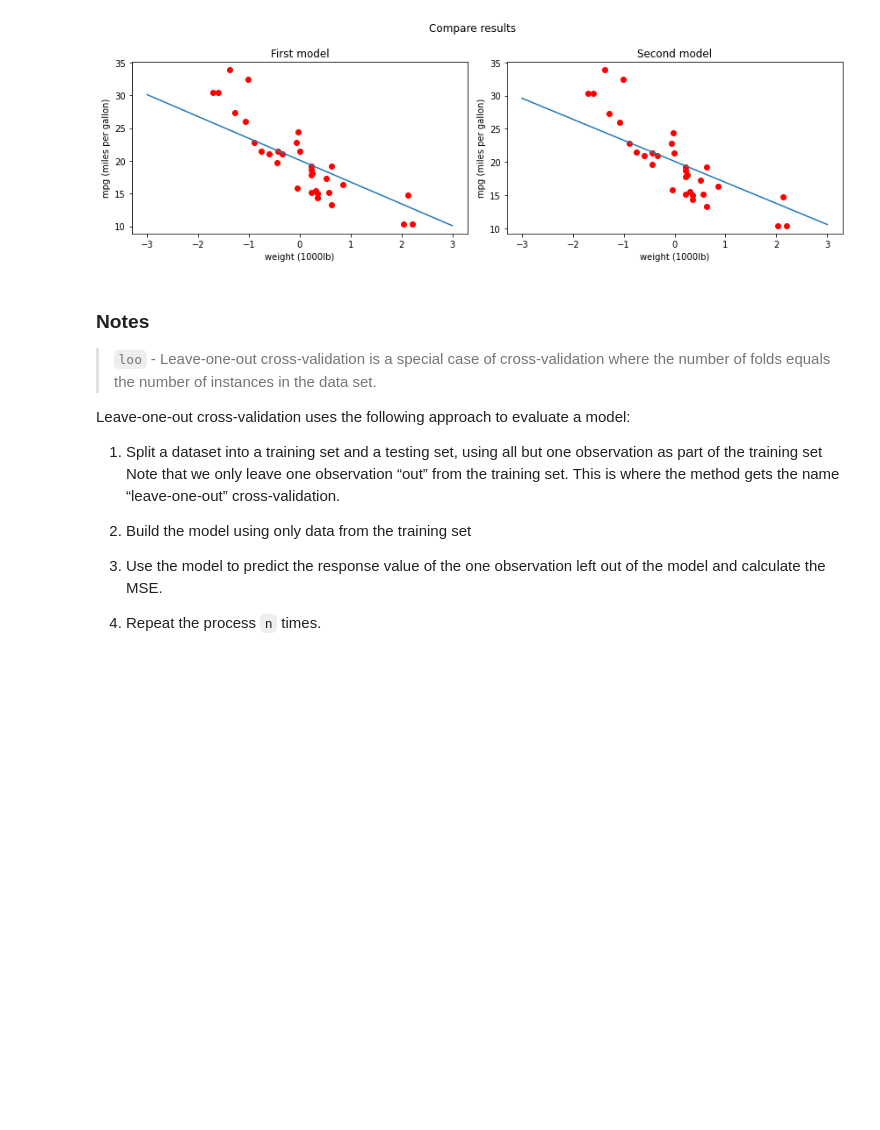
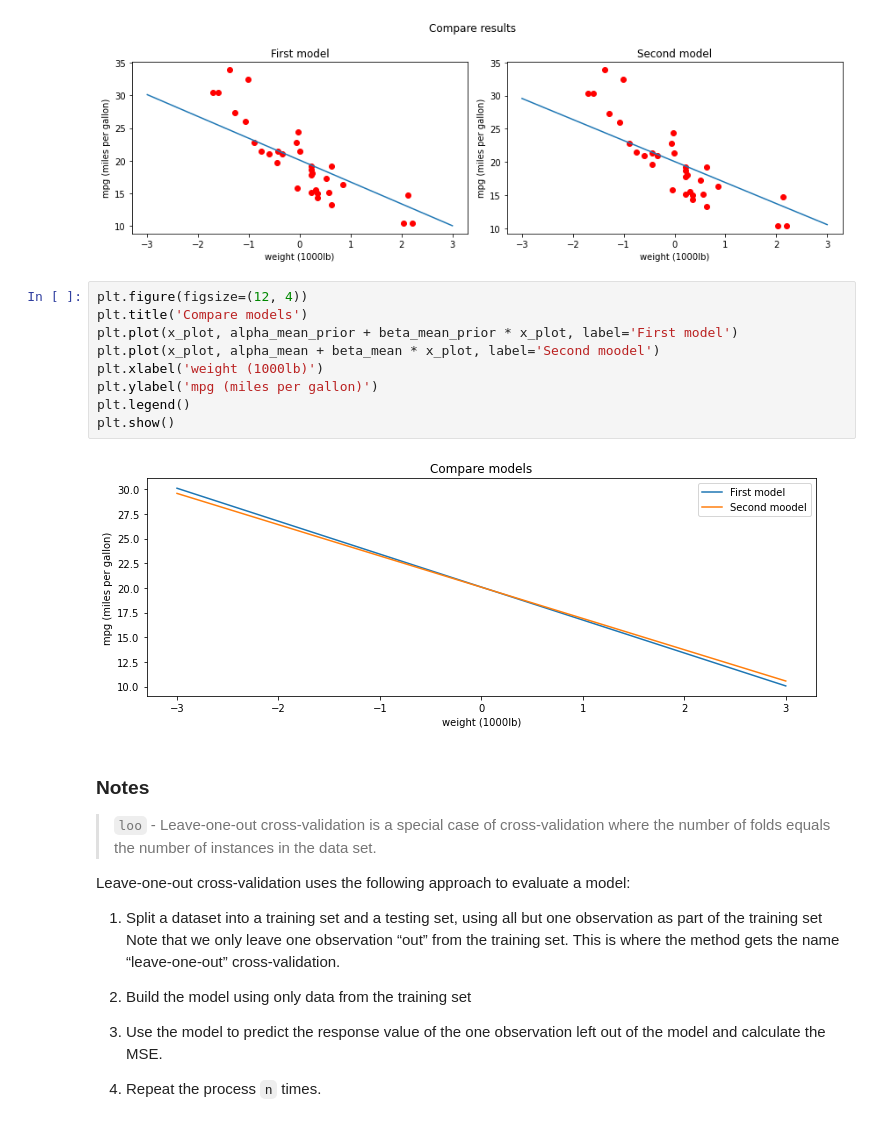
Before and after one commit to dominikwozniak/data-analytics, a Jupyter notebook: final/cars.ipynb, the cells around one changed output. Cells and saved outputs as stored; diff of their text form; blank space fills up the shorter version.

```diff
--- a/final/cars.ipynb
+++ b/final/cars.ipynb
@@ -538,6 +588,17 @@ ax2.set(xlabel='weight (1000lb)', ylabel='mpg (miles per gallon)')
 plt.gcf().tight_layout()
 # %% [output]
 [figure]
+# %%
+plt.figure(figsize=(12, 4))
+plt.title('Compare models')
+plt.plot(x_plot, alpha_mean_prior + beta_mean_prior * x_plot, label='First model')
+plt.plot(x_plot, alpha_mean + beta_mean * x_plot, label='Second moodel')
+plt.xlabel('weight (1000lb)')
+plt.ylabel('mpg (miles per gallon)')
+plt.legend()
+plt.show()
+# %% [output]
+[figure, added]
 # %% [markdown]
 ### Notes
 
```
Also changed, not shown: parts of 25 cells of this notebook.
